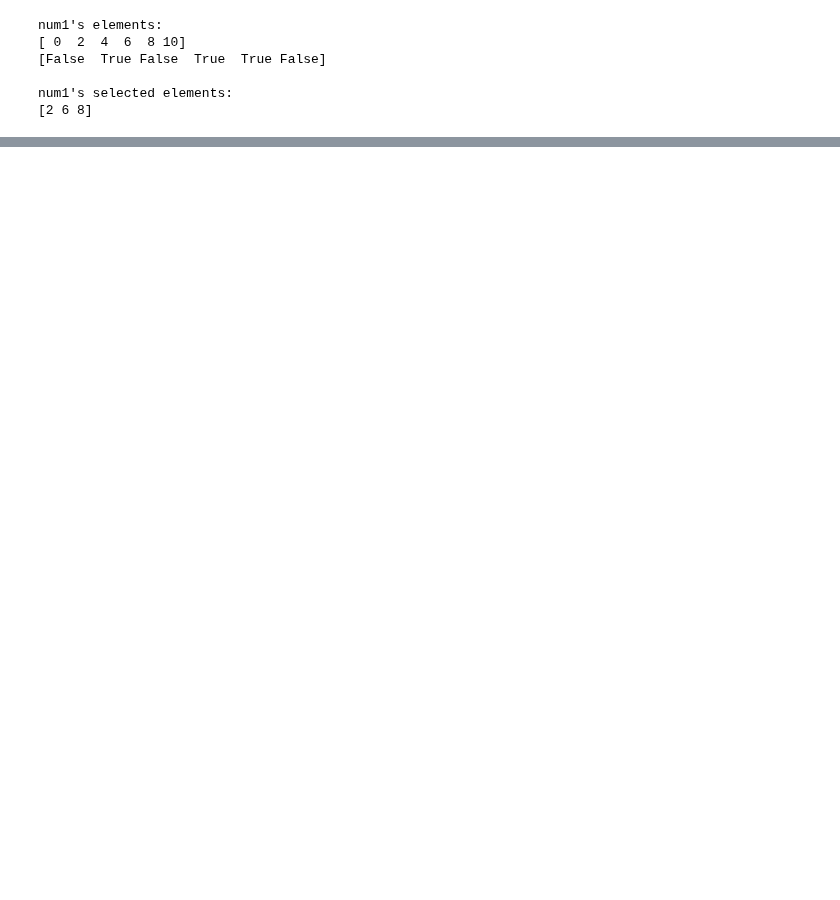
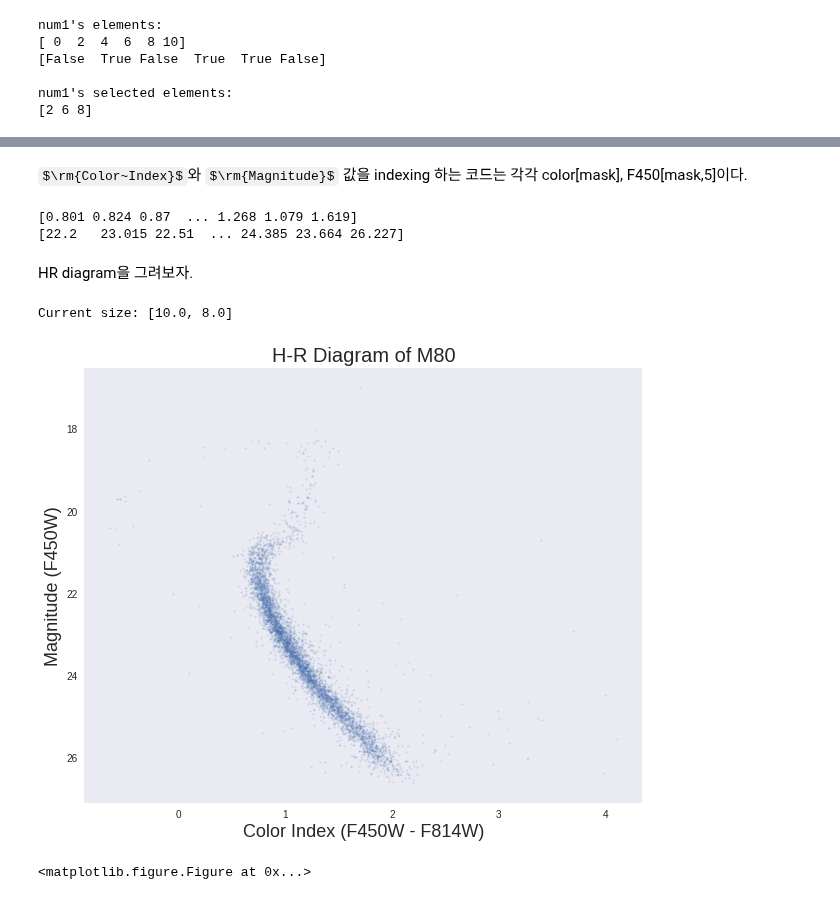
Before and after one commit to guitar79/OA-2018, a Jupyter notebook: 07_3_Drawing_H_R_Diagram_using_HST_data.ipynb, the cells around one changed output, grey strips where cells are left out. Drawn from its saved outputs; the diff is of its cells as text; code cells hidden in the pictures; some formulas as TeX source; blank space fills up the shorter version.

```diff
--- a/07_3_Drawing_H_R_Diagram_using_HST_data.ipynb
+++ b/07_3_Drawing_H_R_Diagram_using_HST_data.ipynb
@@ -144,0 +131,16 @@ for i in range(0, len(x)):
+# %%
+# get CI value and masking
+mask  = np.zeros(len(F450)).astype(bool)
+color = np.zeros(len(F450))
+
+# Get color indices of the "same" stars in two filter images
+for i in range(0, len(F450)):
+    ID450 = F450[i,4]
+    for j in range(0, len(F814)):
+        ID814 = F814[j,4]
+        if ID450 == ID814:
+            mask[i]  = True
+            color[i] = F450[i,5] - F814[j,5]
+            break # Once the matched item is found from F814, go to next star of F450.
+print (len(F450[mask]))
+print (len(color[mask]))
@@ -187,0 +193,43 @@ Mag
+# %% [markdown]
+$\rm{Color~Index}$와 $\rm{Magnitude}$ 값을 indexing 하는 코드는 각각 color[mask], F450[mask,5]이다.
+# %%
+print(color[mask])
+print(F450[mask,5])
+# %% [output]
+[0.801 0.824 0.87  ... 1.268 1.079 1.619]
+[22.2   23.015 22.51  ... 24.385 23.664 26.227]
+# %% [markdown]
+HR diagram을 그려보자.
+# %%
+# Get current size
+fig_size = plt.rcParams["figure.figsize"]
+
+# Prints: [8.0, 6.0]
+print ("Current size:", fig_size)
+
+# Set figure width to 12 and height to 9
+fig_size[0] = 10
+fig_size[1] = 8
+plt.rcParams["figure.figsize"] = fig_size
+
+
+plt.plot(color[mask], F450[mask,5], 'o', ms=2, alpha=0.2)
+plt.title('H-R Diagram of M80', fontsize=20)
+plt.xlabel('Color Index (F450W - F814W)', fontsize=18)
+plt.ylabel('Magnitude (F450W)', fontsize=18)
+plt.gca().invert_yaxis()
+
+plt.grid()
+
+
+#show the Diagram
+plt.show()
+
+plt.savefig('H-R Diagram (Hipparcos catalog).png', dpi=None, facecolor='w', edgecolor='w',
+        orientation='portrait', papertype=None, format=None,
+        transparent=False, bbox_inches=None, pad_inches=0.1,
+        frameon=None, metadata=None)
+# %% [output]
+Current size: [10.0, 8.0]
+[figure, added]
+<matplotlib.figure.Figure at 0x...>
```
Also changed, not shown: parts of 14 cells of this notebook.
